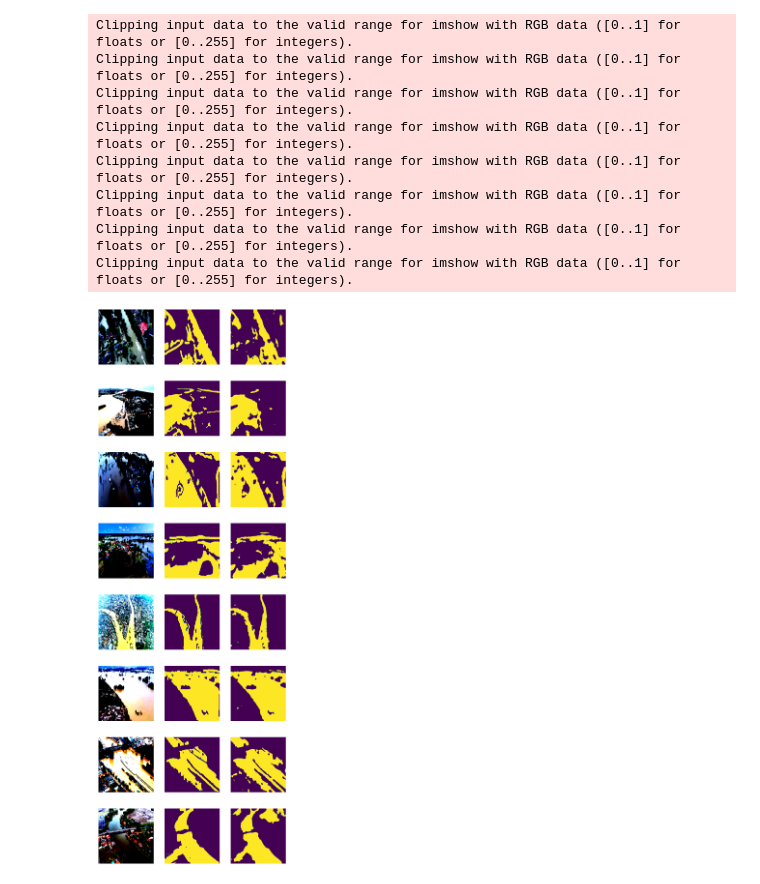
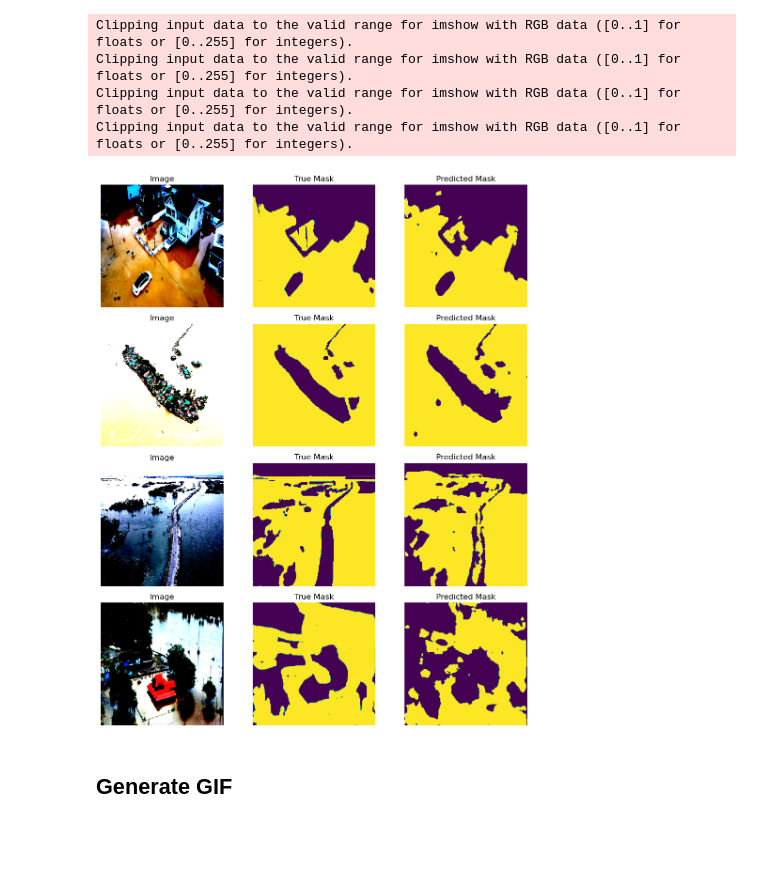
Before and after one commit to AIAP-Group-Sharing-5/Image-segmentation-using-U-Net, a Jupyter notebook: flood_segmentation.ipynb, the cells around one changed output. Drawn from its saved outputs; the diff is of its cells as text; code cells hidden in the pictures; blank space fills up the shorter version.

```diff
--- a/flood_segmentation.ipynb
+++ b/flood_segmentation.ipynb
@@ -58,6 +70,7 @@ Transforms = A.Compose([
         mean=[0.485, 0.456, 0.406],
         std=[0.229, 0.224, 0.225],
     ),
+    A.RandomBrightnessContrast(brightness_limit=0.4, contrast_limit=0.4, p=1),
     # A.PixelDropout(dropout_prob=0.5),
     # A.RandomShadow(shadow_roi=(0, 0.5, 1, 1), num_shadows_lower=1, num_shadows_upper=2, shadow_dimension=5, p=0.5),
     ToTensorV2(),
@@ -119,10 +146,7 @@ es = utils.EarlyStopper(patience=50, verbose=True, model=Unet)
 # %%
-random_idx = np.random.randint(0, len(test_image))
-sample_image = ToTensor()(test_image[random_idx]).unsqueeze(0).to(device)
-TO_GIF = []
-scaler = GradScaler()
-EPOCH = 100
-es = utils.EarlyStopper(patience=10, verbose=True,min_epoch=5, model = Unet)
+EPOCH = 200
+PATIENCE = 20
+es = utils.EarlyStopper(patience=PATIENCE, verbose=True,min_epoch=10, model = Unet)
 import time
 for epoch in range(EPOCH):
     train_loss = []
@@ -148,22 +172,25 @@ for epoch in range(EPOCH):
     test_loss = []
     with torch.no_grad():
         for image, mask in test_dataloader:
-            image = image.to(device)
-            mask = mask.to(device)
-            output = Unet(image).squeeze(1)
-            loss = criterion(output.float(), mask.float())
+            with autocast():
+                image = image.to(device)
+                mask = mask.to(device)
+                output = Unet(image).squeeze(1)
+                loss = criterion(output.float(), mask.float())
             test_loss.append(loss.item())
-            # trying out print
-            sample_mask = Unet(sample_image_transformed)
-            prob = F.sigmoid(sample_mask)
-            predicted = (prob > 0.5).float()
-            predicted = predicted.squeeze(0).squeeze(0).cpu().numpy()
-            TO_GIF.append(predicted)
+
+        # Append to GIF
+        sample_mask = Unet(sample_image_transformed)
+        prob = F.sigmoid(sample_mask)
+        predicted = (prob > 0.5).float()
+        predicted = predicted.squeeze(0).squeeze(0).cpu().numpy()
+        TO_GIF.append(predicted)
 
     t2 = time.time()
-    if epoch % 10 == 0:
+    if epoch % 1 == 0:
         print(f"Epoch: {epoch+1} / {EPOCH}, Loss: {np.mean(train_loss)}\t"
             f"Val Loss: {np.mean(test_loss)} \t Time: {t2-t1:.2f}")
     if es.early_stop(epoch, np.mean(test_loss)):
+        TO_GIF = TO_GIF[:-PATIENCE]
         break
 # %% [output]
@@ -177,24 +289,26 @@ Early Stopping
 # %%
-fig, ax = plt.subplots(8,3,figsize=(10,30))
+plot_number = 4
+fig, ax = plt.subplots(plot_number,3,figsize=(10,plot_number*3))
 Unet.eval()
 test_mask = Unet(image.to(device))
 prob = F.sigmoid(test_mask)
 predicted = (prob > 0.5).float()
 with torch.no_grad():
-    for i in range(8):
+    for i in range(plot_number):
         ax[i,0].imshow(image[i].cpu().permute(1,2,0))
         ax[i,0].axis('off')
+        ax[i,0].set_title('Image')
         ax[i,1].imshow(mask[i].squeeze(0).cpu().numpy())
         ax[i,1].axis('off')
+        ax[i,1].set_title('True Mask')
         ax[i,2].imshow(predicted.cpu().detach().numpy()[i].squeeze(0))
         ax[i,2].axis('off')
+        ax[i,2].set_title('Predicted Mask')
+        fig.tight_layout()
+plt.show()
 # %% [output]
 Clipping input data to the valid range for imshow with RGB data ([0..1] for floats or [0..255] for integers).
 Clipping input data to the valid range for imshow with RGB data ([0..1] for floats or [0..255] for integers).
 Clipping input data to the valid range for imshow with RGB data ([0..1] for floats or [0..255] for integers).
 Clipping input data to the valid range for imshow with RGB data ([0..1] for floats or [0..255] for integers).
-Clipping input data to the valid range for imshow with RGB data ([0..1] for floats or [0..255] for integers).
-Clipping input data to the valid range for imshow with RGB data ([0..1] for floats or [0..255] for integers).
-Clipping input data to the valid range for imshow with RGB data ([0..1] for floats or [0..255] for integers).
-Clipping input data to the valid range for imshow with RGB data ([0..1] for floats or [0..255] for integers).
-[figure, old version]
+[figure, new version]
@@ -204,0 +317,2 @@ imageio.mimsave('test.gif', TO_GIF, fps=5)
+# %% [markdown]
+## Generate GIF
```
Also changed, not shown: parts of 24 cells of this notebook, 2 other files.
